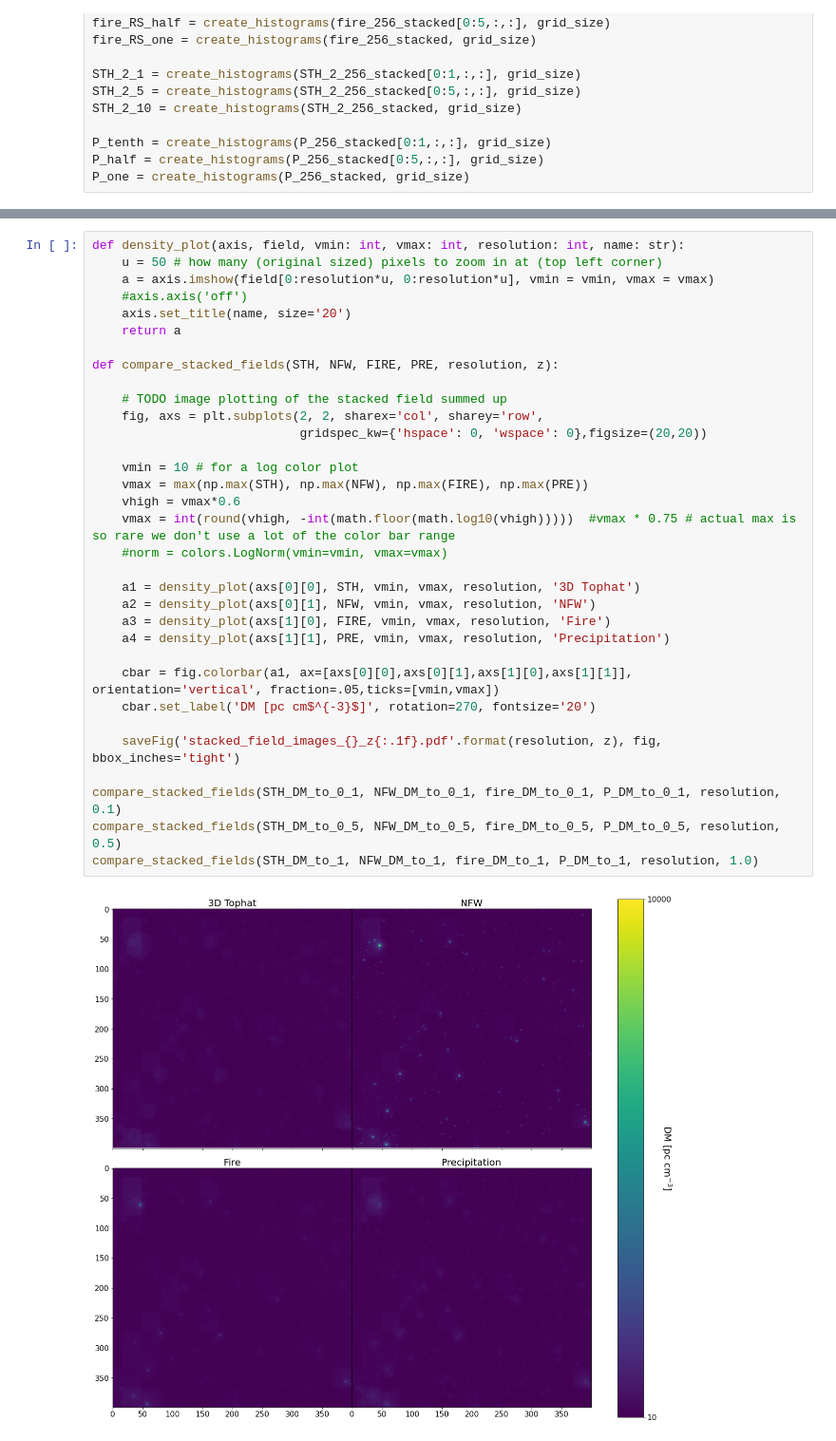
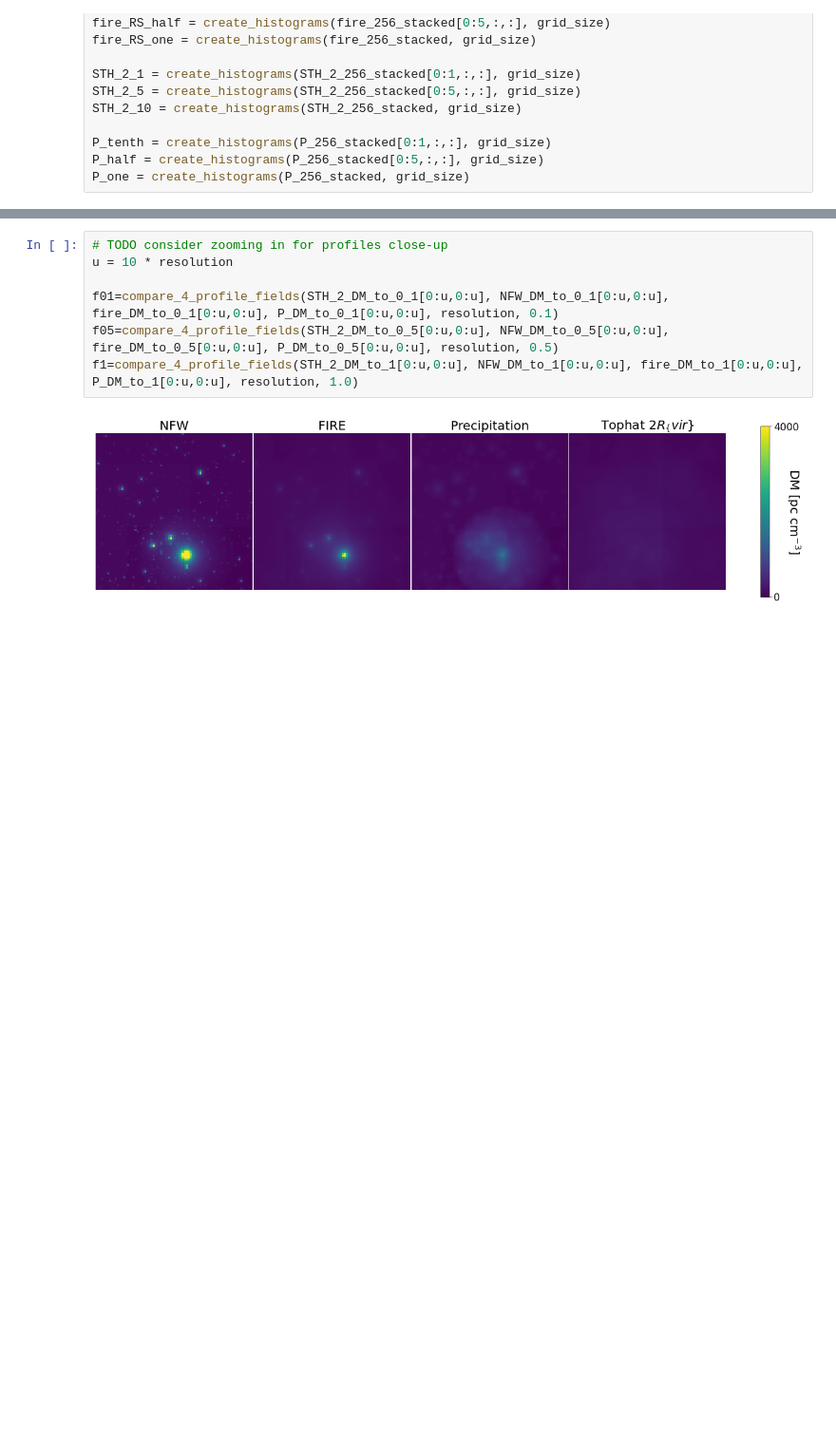
Before and after one commit to ianw89/cgm-brush, a Jupyter notebook: cgmbrush/plots/redshift_stacking_plots.ipynb, the cells around one changed output, grey strips where cells are left out. Shown at 95% size. Saved outputs shown, nothing was run; the diff lists cells and outputs as text; blank space fills up the shorter version.

Commit message:
Many plotting updates for using new Nov 1st data

```diff
--- a/cgmbrush/plots/redshift_stacking_plots.ipynb
+++ b/cgmbrush/plots/redshift_stacking_plots.ipynb
@@ -161,35 +161,9 @@ saveFig('fiducial_profiles_RS_hist.pdf', fig, bbox_inches='tight')
 # %%
-def density_plot(axis, field, vmin: int, vmax: int, resolution: int, name: str):
-    u = 50 # how many (original sized) pixels to zoom in at (top left corner)
-    a = axis.imshow(field[0:resolution*u, 0:resolution*u], vmin = vmin, vmax = vmax)
-    #axis.axis('off')
-    axis.set_title(name, size='20')
-    return a
+# TODO consider zooming in for profiles close-up
+u = 10 * resolution
 
-def compare_stacked_fields(STH, NFW, FIRE, PRE, resolution, z):
-
-    # TODO image plotting of the stacked field summed up
-    fig, axs = plt.subplots(2, 2, sharex='col', sharey='row',
-                            gridspec_kw={'hspace': 0, 'wspace': 0},figsize=(20,20))
-
-    vmin = 10 # for a log color plot
-    vmax = max(np.max(STH), np.max(NFW), np.max(FIRE), np.max(PRE))
-    vhigh = vmax*0.6
-    vmax = int(round(vhigh, -int(math.floor(math.log10(vhigh)))))  #vmax * 0.75 # actual max is so rare we don't use a lot of the color bar range
-    #norm = colors.LogNorm(vmin=vmin, vmax=vmax)
-
-    a1 = density_plot(axs[0][0], STH, vmin, vmax, resolution, '3D Tophat')
-    a2 = density_plot(axs[0][1], NFW, vmin, vmax, resolution, 'NFW')
-    a3 = density_plot(axs[1][0], FIRE, vmin, vmax, resolution, 'Fire')
-    a4 = density_plot(axs[1][1], PRE, vmin, vmax, resolution, 'Precipitation')
-
-    cbar = fig.colorbar(a1, ax=[axs[0][0],axs[0][1],axs[1][0],axs[1][1]], orientation='vertical', fraction=.05,ticks=[vmin,vmax])
-    cbar.set_label('DM [pc cm$^{-3}$]', rotation=270, fontsize='20')
-
-    saveFig('stacked_field_images_{}_z{:.1f}.pdf'.format(resolution, z), fig, bbox_inches='tight')
-
-compare_stacked_fields(STH_DM_to_0_1, NFW_DM_to_0_1, fire_DM_to_0_1, P_DM_to_0_1, resolution, 0.1)
-compare_stacked_fields(STH_DM_to_0_5, NFW_DM_to_0_5, fire_DM_to_0_5, P_DM_to_0_5, resolution, 0.5)
-compare_stacked_fields(STH_DM_to_1, NFW_DM_to_1, fire_DM_to_1, P_DM_to_1, resolution, 1.0)
+f01=compare_4_profile_fields(STH_2_DM_to_0_1[0:u,0:u], NFW_DM_to_0_1[0:u,0:u], fire_DM_to_0_1[0:u,0:u], P_DM_to_0_1[0:u,0:u], resolution, 0.1)
+f05=compare_4_profile_fields(STH_2_DM_to_0_5[0:u,0:u], NFW_DM_to_0_5[0:u,0:u], fire_DM_to_0_5[0:u,0:u], P_DM_to_0_5[0:u,0:u], resolution, 0.5)
+f1=compare_4_profile_fields(STH_2_DM_to_1[0:u,0:u], NFW_DM_to_1[0:u,0:u], fire_DM_to_1[0:u,0:u], P_DM_to_1[0:u,0:u], resolution, 1.0)
 # %% [output]
-[figure, old version]
+[figure, new version]
```
Also changed, not shown: parts of 5 cells of this notebook, 8 other files.
